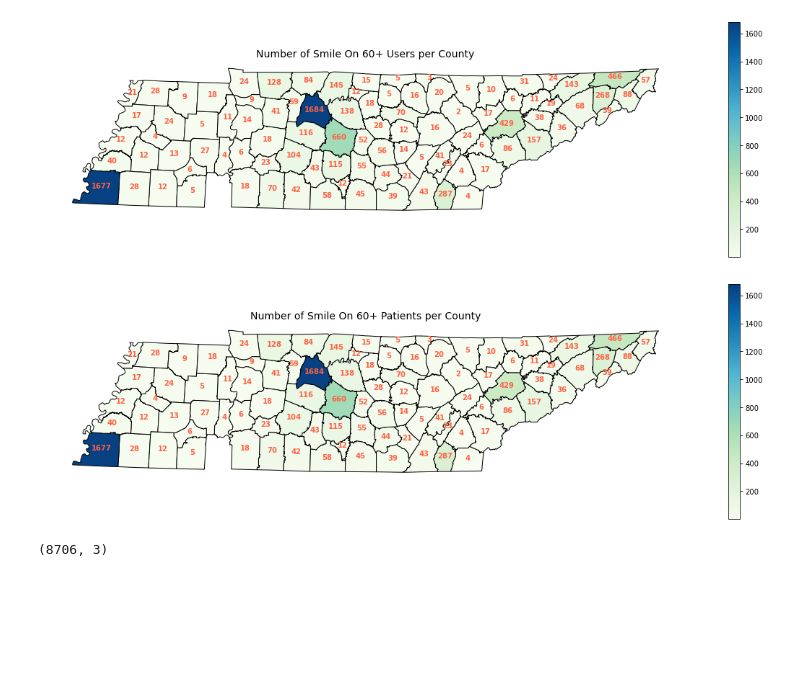
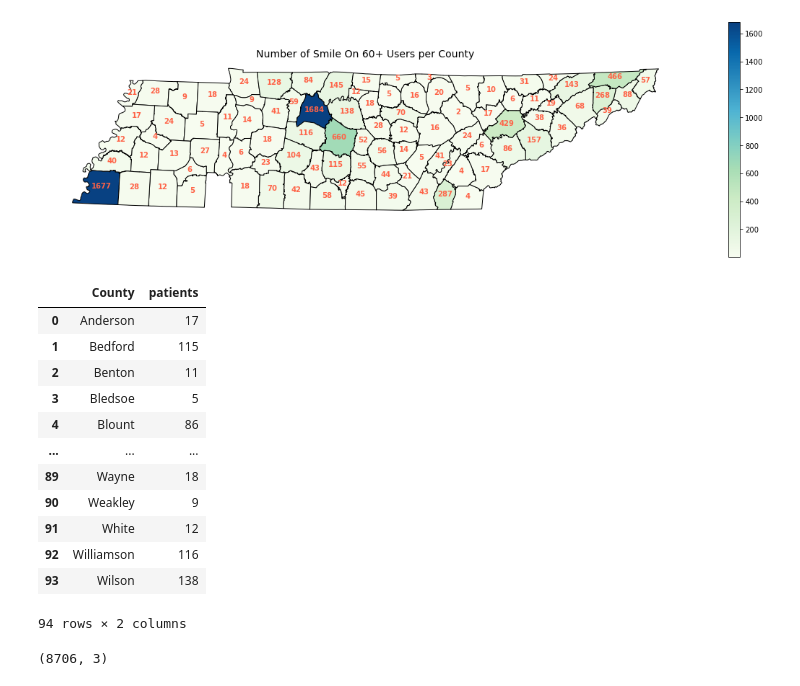
Before and after one commit to bsfcs/smile-on-spiderman, a Jupyter notebook: notebooks/smile_on.ipynb, the cells around one changed output. Drawn from its saved outputs; the diff is of its cells as text; code cells hidden in the pictures; blank space fills up the shorter version.

Commit message:
additional project materials

```diff
--- a/notebooks/smile_on.ipynb
+++ b/notebooks/smile_on.ipynb
@@ -557,27 +557,26 @@ ax.axis('off');
 # NOTE: no users from Hardin county
 # %% [output]
 [figure]
-# %%
-#Create map of smile on users by county:
-
-fig, ax = plt.subplots(figsize=(20,6))
-pts_by_county.plot(column = 'patients',
-              cmap = 'GnBu',
-              edgecolor = 'black',
-              legend = True,
-              ax = ax)
-
-for index, row in pts_by_county.iterrows():
-    plt.annotate(text=row['patients'],
-                 xy=(row['geometry'].centroid.x, row['geometry'].centroid.y),
-                 horizontalalignment='center', fontweight = 'bold', color = 'tomato')
-
-plt.title('Number of Smile On 60+ Patients per County', fontsize = 14)
-ax.axis('off');
-
-# NOTE: no users from Hardin county
-# %% [output]
-[figure, removed]
+# %%
+#number of users by county table with no geography:
+
+pts_by_county_simple = pts_by_county[['County', 'patients']]
+pts_by_county_simple.to_csv(r'C:\Users\kkosf\Documents\nss\projects\smile-on-spiderman\pts_by_county_simple.csv', index=False)
+pts_by_county_simple
+# %% [output]
+|  | County | patients |
+| 0 | Anderson | 17 |
+| 1 | Bedford | 115 |
+| 2 | Benton | 11 |
+| 3 | Bledsoe | 5 |
+| 4 | Blount | 86 |
+| ... | ... | ... |
+| 89 | Wayne | 18 |
+| 90 | Weakley | 9 |
+| 91 | White | 12 |
+| 92 | Williamson | 116 |
+| 93 | Wilson | 138 |
+94 rows × 2 columns
 # %%
 # Create a dataframe with less info and remove day from date to get year-month only to make some plots over time:
 
```
Also changed, not shown: parts of 8 cells of this notebook, 18 other files.
